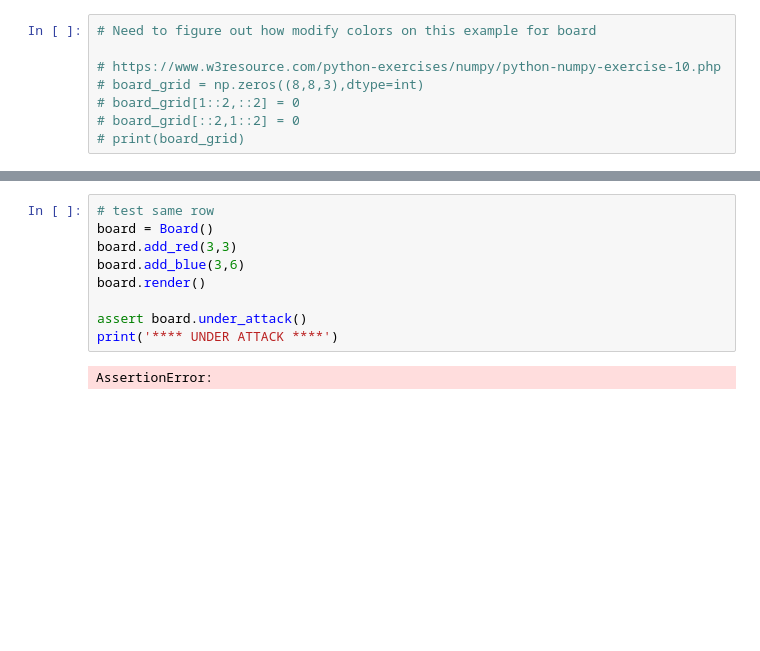
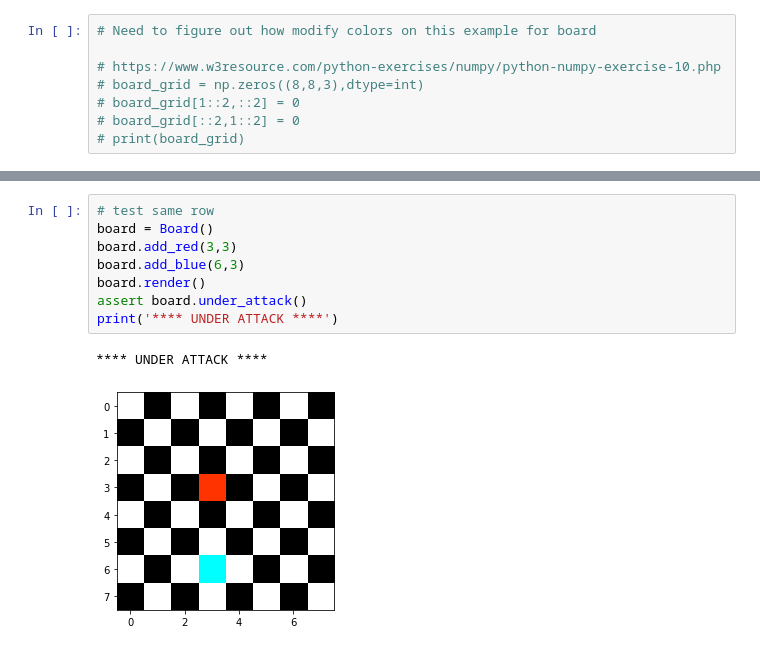
Before and after one commit to Alex2Pena/chess_board_python, a Jupyter notebook: chess_board.ipynb, the cells around one changed output, grey strips where cells are left out. Drawn from its saved outputs; the diff is of its cells as text; blank space fills up the shorter version.

```diff
--- a/chess_board.ipynb
+++ b/chess_board.ipynb
@@ -67,14 +81,14 @@ NameError: name 'under_attack' is not defined
 # %%
 # test same row
 board = Board()
 board.add_red(3,3)
-board.add_blue(3,6)
+board.add_blue(6,3)
 board.render()
-
 assert board.under_attack()
 print('**** UNDER ATTACK ****')
 # %% [output]
-AssertionError:
+**** UNDER ATTACK ****
+[figure, added]
 # %%
 # test same column
 board = Board()
```
Also changed, not shown: parts of 7 cells of this notebook.
